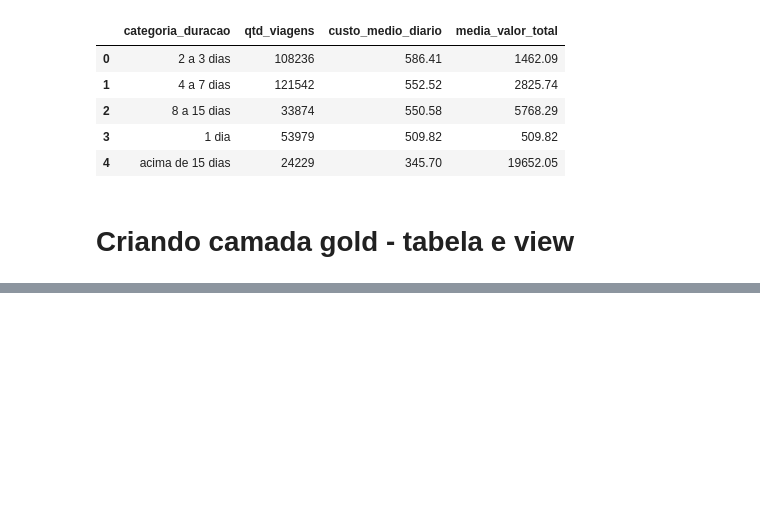
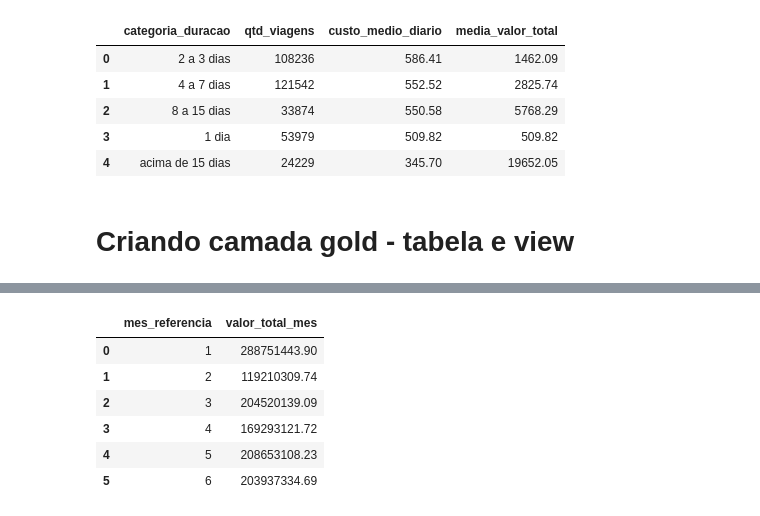
Before and after one commit to ruanguths/projeto-final-ruan-guths, a Jupyter notebook: scripts/3_analise.ipynb, the cells around one changed output, grey strips where cells are left out. Cells and saved outputs as stored; diff of their text form; code cells hidden in the pictures; blank space fills up the shorter version.

```diff
--- a/scripts/3_analise.ipynb
+++ b/scripts/3_analise.ipynb
@@ -223 +180,25 @@ ao valor total pago. Como alternativa, barras horizontais com valor total e tick
+# %%
+# evolução dos gastos durante os meses
+
+query6 = """
+SELECT
+	mes_referencia,
+    SUM(valor_total_pago) AS valor_total_mes
+FROM vw_resumo_pagamentos_mensais
+GROUP BY mes_referencia
+"""
+
+evolucao_mes, colunas = banco.executar(conexao, query6)
+
+df_evolucao_mes = pd.DataFrame(evolucao_mes, columns=colunas)
+
+df_evolucao_mes
+# %% [output]
+|  | mes_referencia | valor_total_mes |
+| 0 | 1 | 288751443.90 |
+| 1 | 2 | 119210309.74 |
+| 2 | 3 | 204520139.09 |
+| 3 | 4 | 169293121.72 |
+| 4 | 5 | 208653108.23 |
+| 5 | 6 | 203937334.69 |
 # %%
```
Also changed, not shown: parts of 14 cells of this notebook.
